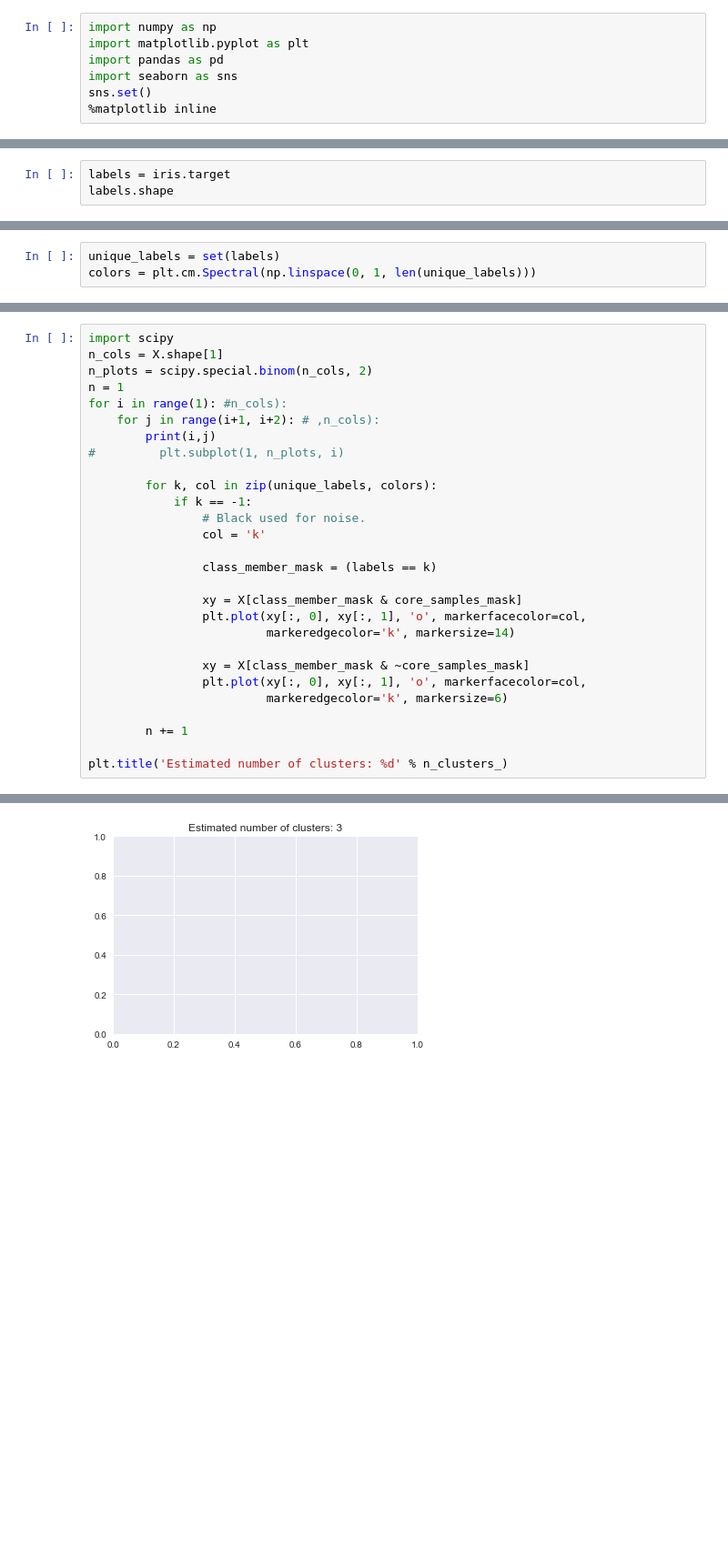
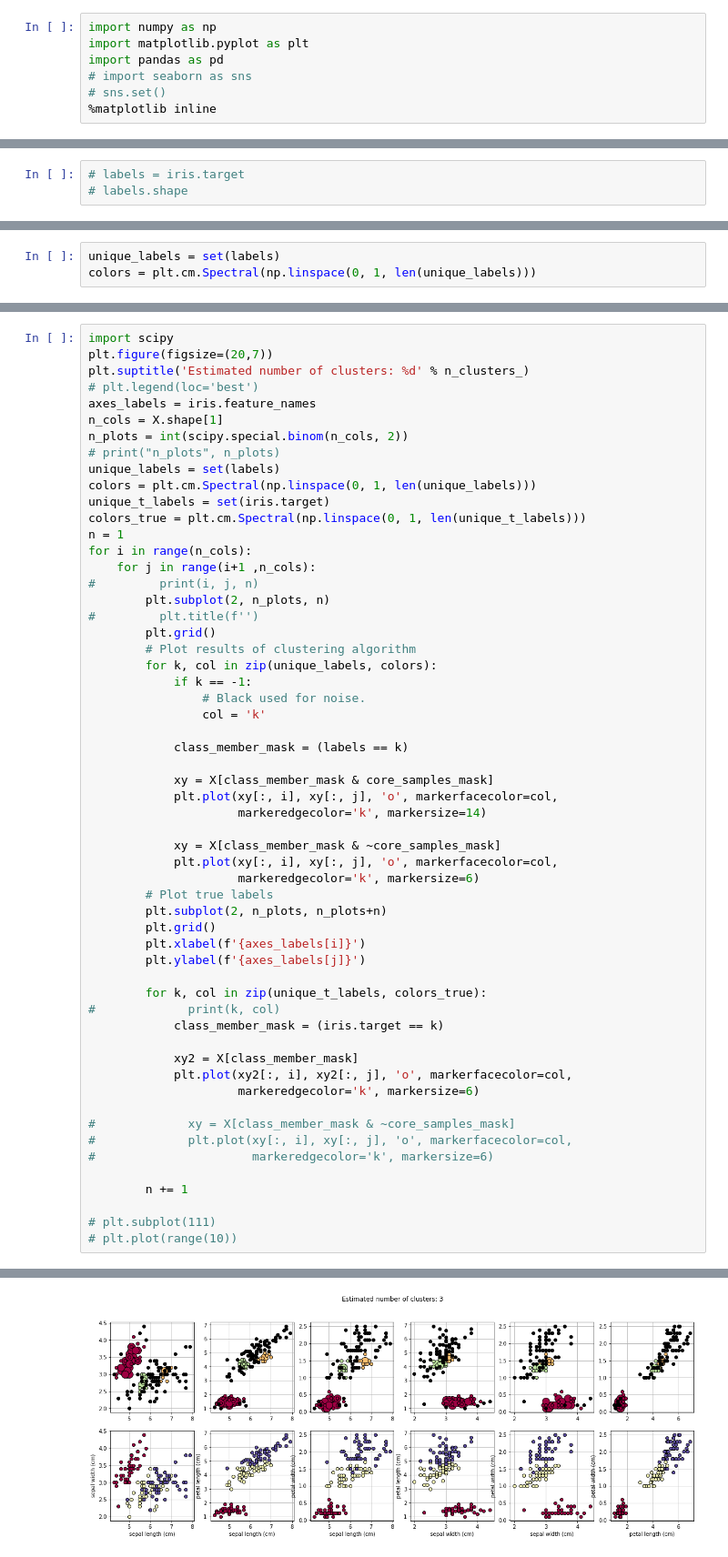
Before and after one commit to teoguso/clustering-examples, a Jupyter notebook: Clustering-practice.ipynb, the cells around one changed output, grey strips where cells are left out. Shown: that part at 91% size. Drawn from its saved outputs; the diff is of its cells as text; blank space fills up the shorter version.

```diff
--- a/Clustering-practice.ipynb
+++ b/Clustering-practice.ipynb
@@ -2,8 +2,8 @@
 import numpy as np
 import matplotlib.pyplot as plt
 import pandas as pd
-import seaborn as sns
-sns.set()
+# import seaborn as sns
+# sns.set()
 %matplotlib inline
 # %% [markdown]
 ## DBSCAN
@@ -130,5 +130,5 @@ Adjusted Rand Index: 0.457
 Adjusted Mutual Information: 0.558
 Silhouette Coefficient: 0.121
 # %%
-labels = iris.target
-labels.shape
+# labels = iris.target
+# labels.shape
@@ -160,29 +181,58 @@ plt.title('Estimated number of clusters: %d' % n_clusters_)
 # %%
 import scipy
+plt.figure(figsize=(20,7))
+plt.suptitle('Estimated number of clusters: %d' % n_clusters_)
+# plt.legend(loc='best')
+axes_labels = iris.feature_names
 n_cols = X.shape[1]
-n_plots = scipy.special.binom(n_cols, 2)
+n_plots = int(scipy.special.binom(n_cols, 2))
+# print("n_plots", n_plots)
+unique_labels = set(labels)
+colors = plt.cm.Spectral(np.linspace(0, 1, len(unique_labels)))
+unique_t_labels = set(iris.target)
+colors_true = plt.cm.Spectral(np.linspace(0, 1, len(unique_t_labels)))
 n = 1
-for i in range(1): #n_cols):
-    for j in range(i+1, i+2): # ,n_cols):
-        print(i,j)
-#         plt.subplot(1, n_plots, i)
-
+for i in range(n_cols):
+    for j in range(i+1 ,n_cols):
+#         print(i, j, n)
+        plt.subplot(2, n_plots, n)
+#         plt.title(f'')
+        plt.grid()
+        # Plot results of clustering algorithm
         for k, col in zip(unique_labels, colors):
             if k == -1:
                 # Black used for noise.
                 col = 'k'
 
-                class_member_mask = (labels == k)
+            class_member_mask = (labels == k)
 
-                xy = X[class_member_mask & core_samples_mask]
-                plt.plot(xy[:, 0], xy[:, 1], 'o', markerfacecolor=col,
-                         markeredgecolor='k', markersize=14)
+            xy = X[class_member_mask & core_samples_mask]
+            plt.plot(xy[:, i], xy[:, j], 'o', markerfacecolor=col,
+                     markeredgecolor='k', markersize=14)
 
-                xy = X[class_member_mask & ~core_samples_mask]
-                plt.plot(xy[:, 0], xy[:, 1], 'o', markerfacecolor=col,
-                         markeredgecolor='k', markersize=6)
+            xy = X[class_member_mask & ~core_samples_mask]
+            plt.plot(xy[:, i], xy[:, j], 'o', markerfacecolor=col,
+                     markeredgecolor='k', markersize=6)
+        # Plot true labels
+        plt.subplot(2, n_plots, n_plots+n)
+        plt.grid()
+        plt.xlabel(f'{axes_labels[i]}')
+        plt.ylabel(f'{axes_labels[j]}')
+
+        for k, col in zip(unique_t_labels, colors_true):
+#             print(k, col)
+            class_member_mask = (iris.target == k)
+
+            xy2 = X[class_member_mask]
+            plt.plot(xy2[:, i], xy2[:, j], 'o', markerfacecolor=col,
+                     markeredgecolor='k', markersize=6)
+
+#             xy = X[class_member_mask & ~core_samples_mask]
+#             plt.plot(xy[:, i], xy[:, j], 'o', markerfacecolor=col,
+#                      markeredgecolor='k', markersize=6)
 
         n += 1
 
-plt.title('Estimated number of clusters: %d' % n_clusters_)
+# plt.subplot(111)
+# plt.plot(range(10))
 # %% [output]
@@ -191 +239 @@ plt.title('Estimated number of clusters: %d' % n_clusters_)
-[figure, old version]
+[figure, new version]
```
Also changed, not shown: parts of 7 cells of this notebook, 1 other file.
